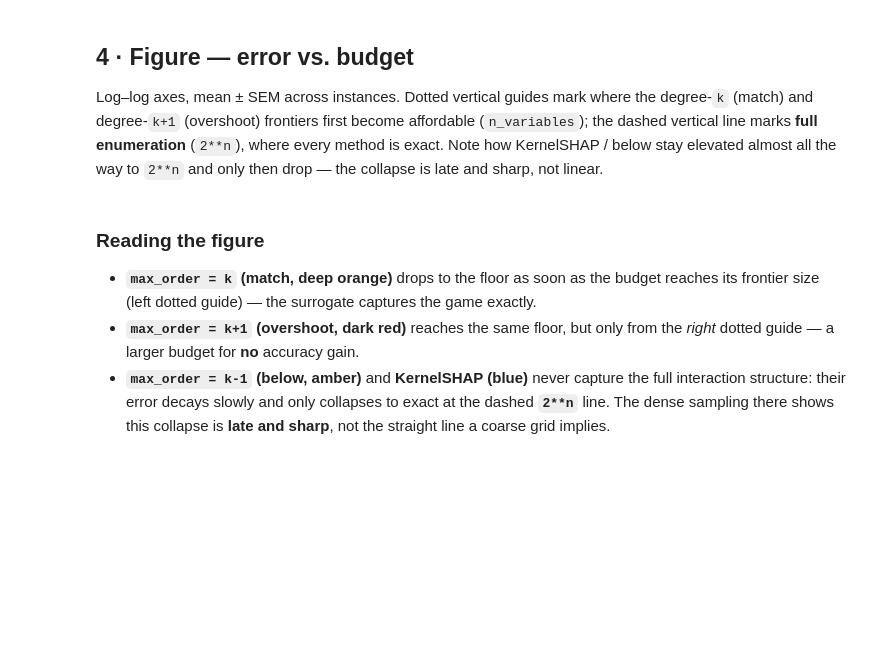
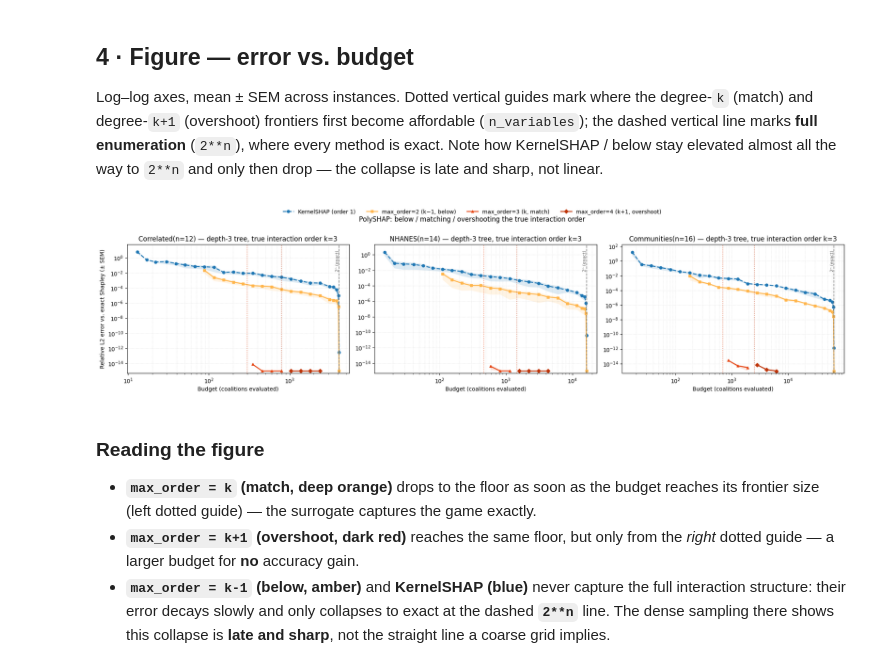
Before and after one commit to FabianK-Dev/shapiq, a Jupyter notebook: notebooks/polyshap/polyshap_true_order.ipynb, the cells around one changed output. Drawn from its saved outputs; the diff is of its cells as text; code cells hidden in the pictures; blank space fills up the shorter version.

```diff
--- a/notebooks/polyshap/polyshap_true_order.ipynb
+++ b/notebooks/polyshap/polyshap_true_order.ipynb
@@ -136,7 +166,7 @@ def budget_grid(n: int) -> list[int]:
     lo, hi = n + 1, 2 ** n
     base = np.logspace(np.log10(lo), np.log10(hi), 22)
     # extra density near full enumeration (2**n) to reveal the late collapse
-    near = np.array([0.80, 0.88, 0.93, 0.96, 0.98, 0.99, 0.995, 0.999, 1.0]) * hi
+    near = np.array([0.85, 0.93, 0.98, 1.0]) * hi
     grid = np.unique(np.round(np.concatenate([base, near])).astype(int))
     grid = grid[(grid >= lo) & (grid <= hi)]
     return sorted(int(b) for b in grid)
@@ -158,20 +188,27 @@ def run_sweep() -> pd.DataFrame:
             for budget in budgets:
                 for role in ROLES:
                     est_obj = make_method(role, spec, SEED + inst)
-                    if getattr(est_obj, "n_variables", 0) > budget:
+                    nv = getattr(est_obj, "n_variables", 0)
+                    if nv > budget:
+                        continue
+                    # match/over are exact once their frontier is affordable; a short
+                    # flat segment past it is enough, so skip the costly near-2**n solves.
+                    if role in ("match", "over") and budget > 3 * nv:
                         continue
                     with warnings.catch_warnings():
                         warnings.simplefilter("ignore")
                         iv = est_obj.approximate(budget=budget, game=game)
                     est = np.asarray(iv.get_n_order_values(1), dtype=float)
+                    denom = float(np.sum(exact ** 2))
+                    l2 = float(np.sum((est - exact) ** 2) / denom) if denom > 1e-12 else 0.0
                     rows.append({"game": spec.name, "n": spec.n, "k": spec.k,
                                  "instance": inst, "budget": budget, "role": role,
-                                 "MSE": float(np.mean((est - exact) ** 2))})
+                                 "L2err": l2})
     return pd.DataFrame(rows)
 
 def cached_sweep() -> pd.DataFrame:
-    key = {"games": {n: (s.n, s.k, s.n_basis_games) for n, s in GAME_SPECS.items()},
-           "N": N_INSTANCES, "seed": SEED}
+    key = {"games": {n: (s.n, s.k, s.dataset) for n, s in GAME_SPECS.items()},
+           "N": N_INSTANCES, "seed": SEED, "metric": "L2err"}
     digest = hashlib.md5(json.dumps(key, sort_keys=True).encode()).hexdigest()[:10]
     csv = CACHE_DIR / f"true_order_{digest}.csv"
     if csv.exists():
@@ -193,10 +239,10 @@ affordable (`n_variables`); the dashed vertical line marks **full enumeration**
 almost all the way to `2**n` and only then drop — the collapse is late and
 sharp, not linear.
 # %%
-MSE_FLOOR = 1e-13   # log-axis display floor; exact fits (and the 2**n point) clamp here
+L2_FLOOR = 1e-15    # log-axis display floor; exact fits (and the 2**n point) clamp here
 
 def agg(df):
-    g = df.groupby(["game", "role", "budget"])["MSE"]
+    g = df.groupby(["game", "role", "budget"])["L2err"]
     return g.agg(["mean", "sem"]).reset_index()
 
 def panel(ax, A, spec):
@@ -205,42 +251,44 @@ def panel(ax, A, spec):
         s = sub[sub["role"] == role].sort_values("budget")
         if s.empty:
             continue
-        mean = np.maximum(s["mean"].to_numpy(), MSE_FLOOR)
+        mean = np.maximum(s["mean"].to_numpy(), L2_FLOOR)
         sem = np.nan_to_num(s["sem"].to_numpy())
         m_o = roles_for(spec)
         lbl = {"KernelSHAP": "KernelSHAP (order 1)",
                "below": f"max_order={m_o['below']} (k−1, below)",
                "match": f"max_order={m_o['match']} (k, match)",
                "over":  f"max_order={m_o['over']} (k+1, overshoot)"}[role]
         ax.plot(s["budget"], mean, ls=LINESTYLE[role], marker=MARKER[role], ms=5,
                 lw=1.8, color=COLORS[role], label=lbl)
-        ax.fill_between(s["budget"], np.maximum(mean - sem, MSE_FLOOR), mean + sem,
+        ax.fill_between(s["budget"], np.maximum(mean - sem, L2_FLOOR), mean + sem,
                         color=COLORS[role], alpha=0.15, lw=0)
     # frontier-affordability guides + full-enumeration line
     ax.axvline(n_variables("match", spec), color=COLORS["match"], ls=":", lw=1.2, alpha=0.7)
     ax.axvline(n_variables("over", spec), color=COLORS["over"], ls=":", lw=1.2, alpha=0.7)
     ax.axvline(2 ** spec.n, color="0.4", ls="--", lw=1.2, alpha=0.8)
     ax.text(2 ** spec.n, ax.get_ylim()[1], " 2ⁿ (exact)", color="0.4",
             va="top", ha="right", rotation=90, fontsize=8)
     ax.set_xscale("log"); ax.set_yscale("log")
-    ax.set_ylim(MSE_FLOOR * 0.5, None)
+    ax.set_ylim(L2_FLOOR * 0.5, None)
     ax.set_xlabel("Budget (coalitions evaluated)")
-    ax.set_title(f"{spec.name} — SOUM, true interaction order k={spec.k}")
+    ax.set_title(f"{spec.name} — depth-{spec.k} tree, true interaction order k={spec.k}")
     ax.grid(True, which="both", ls=":", alpha=0.35)
 
 A = agg(df)
 fig, axes = plt.subplots(1, len(GAME_SPECS), figsize=(6.4 * len(GAME_SPECS), 4.6),
                          squeeze=False)
 for ax, spec in zip(axes[0], GAME_SPECS.values()):
     panel(ax, A, spec)
-axes[0][0].set_ylabel("MSE vs. exact Shapley (± SEM)")
+axes[0][0].set_ylabel("Relative L2 error vs. exact Shapley (± SEM)")
 h, l = axes[0][0].get_legend_handles_labels()
 fig.legend(h, l, loc="upper center", ncol=4, bbox_to_anchor=(0.5, 1.07), frameon=False)
 fig.suptitle("PolySHAP: below / matching / overshooting the true interaction order",
              y=1.005, fontsize=12)
 fig.tight_layout()
-save_fig(fig, "true_order_SOUM.png")
+save_fig(fig, "true_order_trees.png")
 plt.show()
+# %% [output]
+[figure, added]
 # %% [markdown]
 ### Reading the figure
 
```
Also changed, not shown: parts of 12 cells of this notebook, 7 other files.
